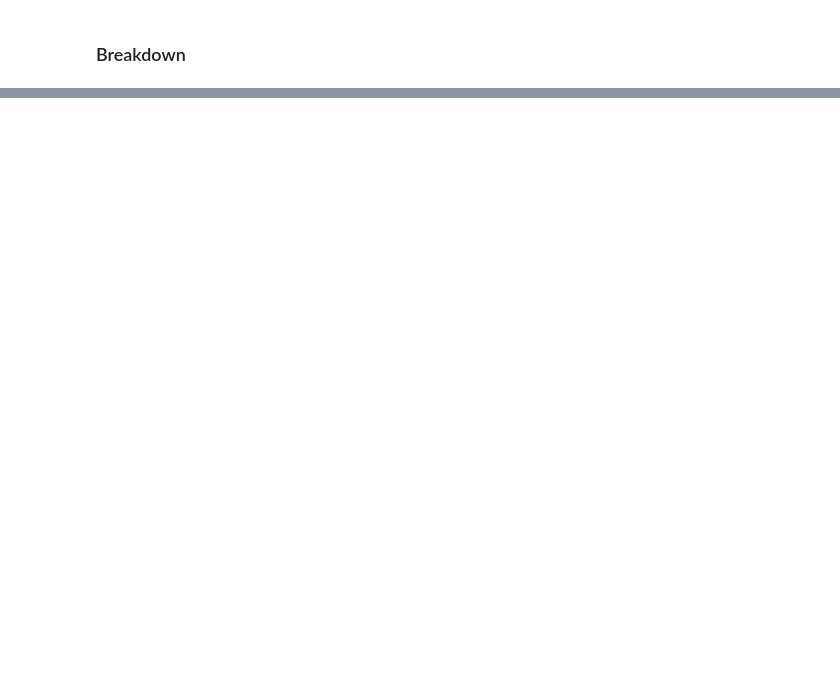
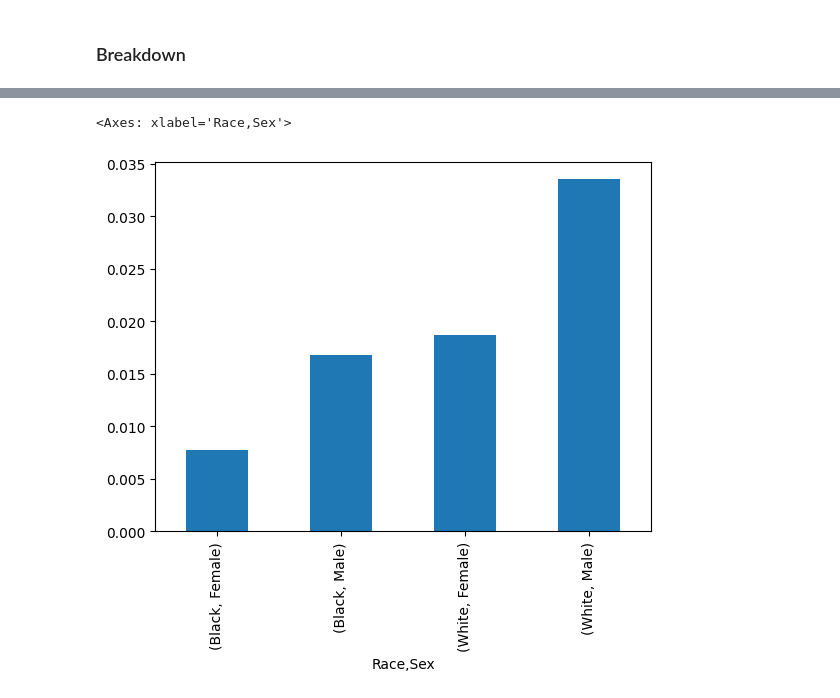
Before and after one commit to jonathanlo411/dsc180a, a Jupyter notebook: notebooks/bing_pilot.ipynb, the cells around one changed output, grey strips where cells are left out. Drawn from its saved outputs; the diff is of its cells as text; code cells hidden in the pictures; blank space fills up the shorter version.

```diff
--- a/notebooks/bing_pilot.ipynb
+++ b/notebooks/bing_pilot.ipynb
@@ -144,0 +185,5 @@ display(df.groupby(['Race', 'Sex'])['Criminal Ad'].count().to_frame())
+# %%
+(crime_rs/counts_rs).plot(kind='bar')
+# %% [output]
+<Axes: xlabel='Race,Sex'>
+[figure, added]
```
Also changed, not shown: parts of 5 cells of this notebook.
